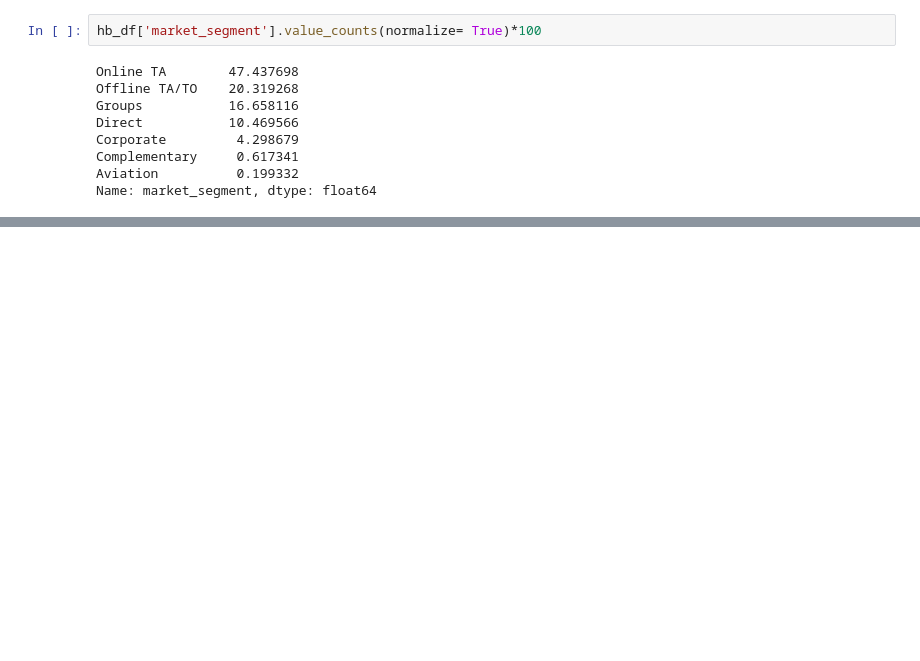
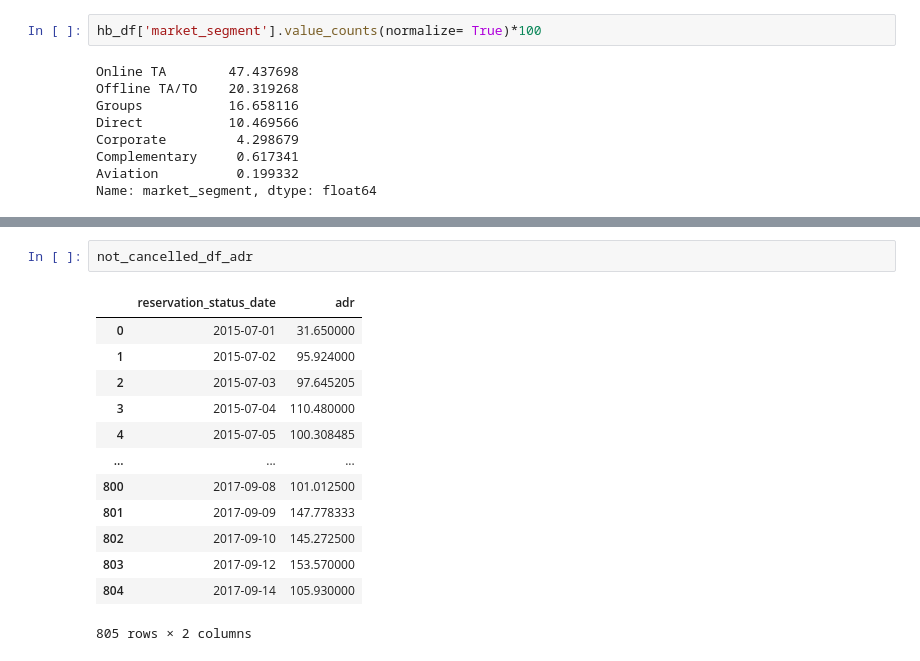
Before and after one commit to hamant-jagwan/Hotel-Booking--EDA, a Jupyter notebook: hotel_booking_EDA.ipynb, the cells around one changed output, grey strips where cells are left out. Saved outputs shown, nothing was run; the diff lists cells and outputs as text; blank space fills up the shorter version.

```diff
--- a/hotel_booking_EDA.ipynb
+++ b/hotel_booking_EDA.ipynb
@@ -464,0 +473,16 @@ cancelled_df_adr
+# %%
+not_cancelled_df_adr
+# %% [output]
+|  | reservation_status_date | adr |
+| 0 | 2015-07-01 | 31.650000 |
+| 1 | 2015-07-02 | 95.924000 |
+| 2 | 2015-07-03 | 97.645205 |
+| 3 | 2015-07-04 | 110.480000 |
+| 4 | 2015-07-05 | 100.308485 |
+| ... | ... | ... |
+| 800 | 2017-09-08 | 101.012500 |
+| 801 | 2017-09-09 | 147.778333 |
+| 802 | 2017-09-10 | 145.272500 |
+| 803 | 2017-09-12 | 153.570000 |
+| 804 | 2017-09-14 | 105.930000 |
+805 rows × 2 columns
```
Also changed, not shown: parts of 6 cells of this notebook.
